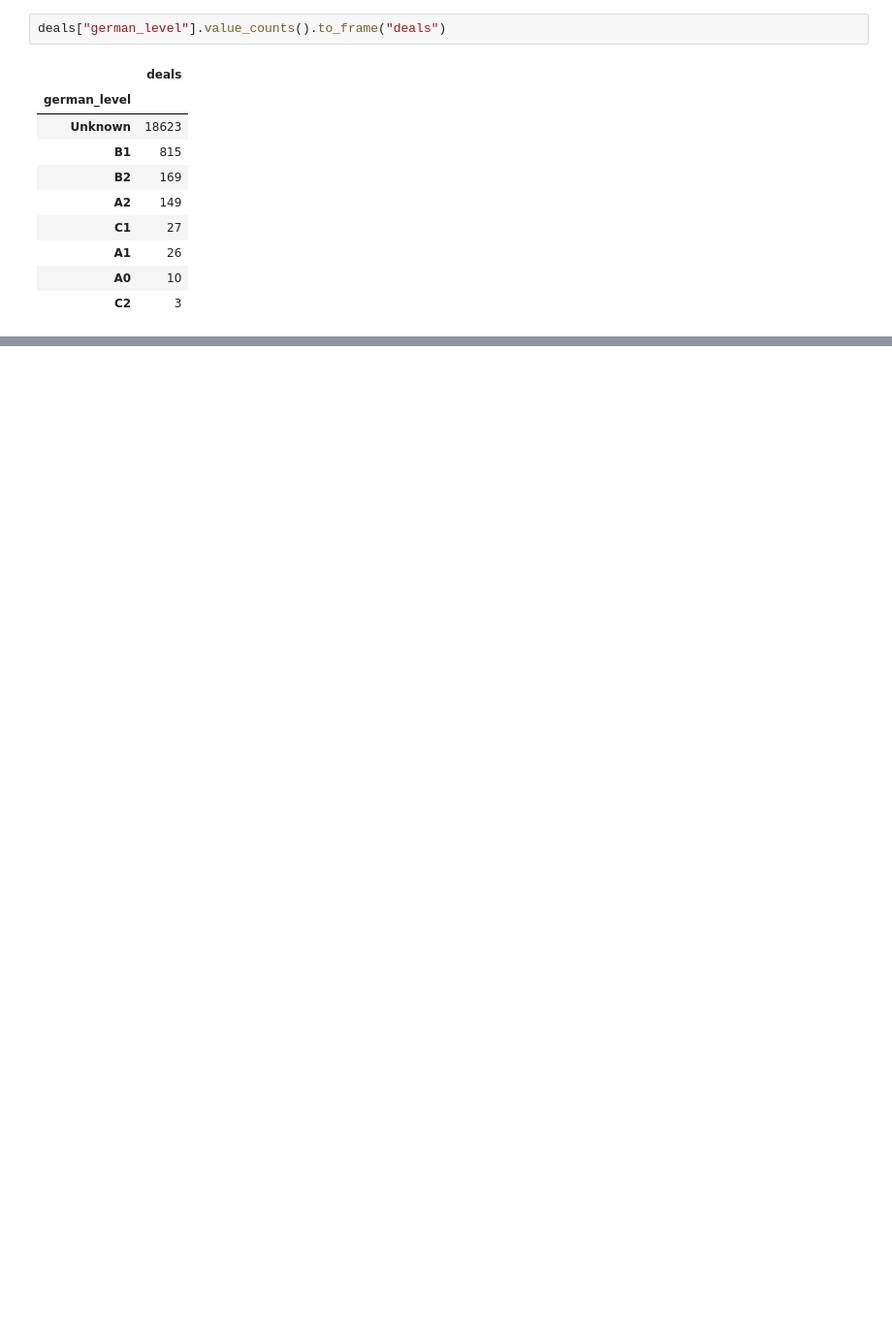
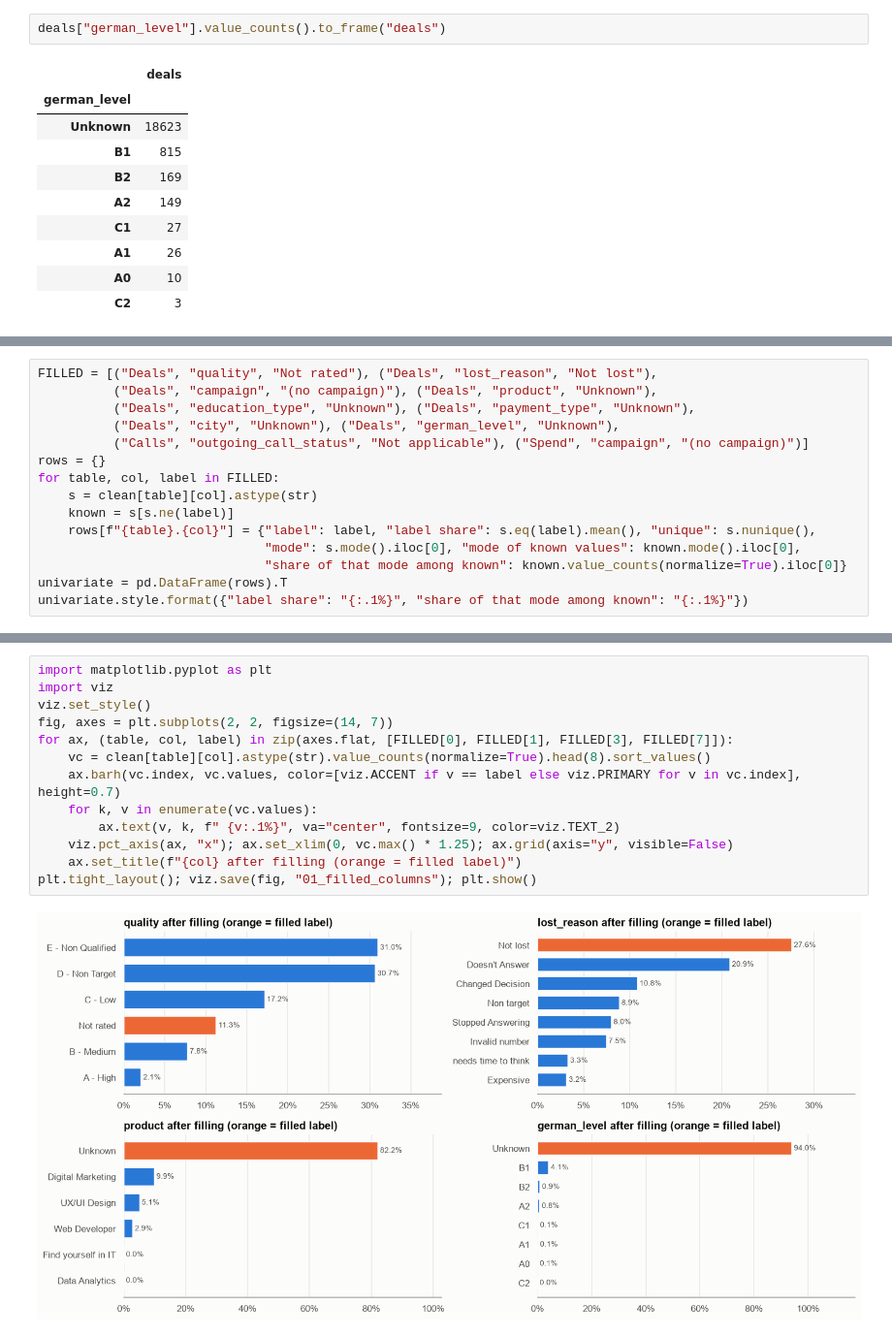
Before and after one commit to yerkovskayuliia-pixel/data-analytics-portfolio, a Jupyter notebook: python-crm-analysis/notebooks/01_data_cleaning.ipynb, the cells around one changed output, grey strips where cells are left out. Shown at 97% size. Drawn from its saved outputs; the diff is of its cells as text; blank space fills up the shorter version.

```diff
--- a/python-crm-analysis/notebooks/01_data_cleaning.ipynb
+++ b/python-crm-analysis/notebooks/01_data_cleaning.ipynb
@@ -217,0 +232,15 @@ deals["german_level"].value_counts().to_frame("deals")
+# %%
+FILLED = [("Deals", "quality", "Not rated"), ("Deals", "lost_reason", "Not lost"),
+          ("Deals", "campaign", "(no campaign)"), ("Deals", "product", "Unknown"),
+          ("Deals", "education_type", "Unknown"), ("Deals", "payment_type", "Unknown"),
+          ("Deals", "city", "Unknown"), ("Deals", "german_level", "Unknown"),
+          ("Calls", "outgoing_call_status", "Not applicable"), ("Spend", "campaign", "(no campaign)")]
+rows = {}
+for table, col, label in FILLED:
+    s = clean[table][col].astype(str)
+    known = s[s.ne(label)]
+    rows[f"{table}.{col}"] = {"label": label, "label share": s.eq(label).mean(), "unique": s.nunique(),
+                              "mode": s.mode().iloc[0], "mode of known values": known.mode().iloc[0],
+                              "share of that mode among known": known.value_counts(normalize=True).iloc[0]}
+univariate = pd.DataFrame(rows).T
+univariate.style.format({"label share": "{:.1%}", "share of that mode among known": "{:.1%}"})
@@ -217,0 +259,15 @@ deals["german_level"].value_counts().to_frame("deals")
+# %%
+import matplotlib.pyplot as plt
+import viz
+viz.set_style()
+fig, axes = plt.subplots(2, 2, figsize=(14, 7))
+for ax, (table, col, label) in zip(axes.flat, [FILLED[0], FILLED[1], FILLED[3], FILLED[7]]):
+    vc = clean[table][col].astype(str).value_counts(normalize=True).head(8).sort_values()
+    ax.barh(vc.index, vc.values, color=[viz.ACCENT if v == label else viz.PRIMARY for v in vc.index], height=0.7)
+    for k, v in enumerate(vc.values):
+        ax.text(v, k, f" {v:.1%}", va="center", fontsize=9, color=viz.TEXT_2)
+    viz.pct_axis(ax, "x"); ax.set_xlim(0, vc.max() * 1.25); ax.grid(axis="y", visible=False)
+    ax.set_title(f"{col} after filling (orange = filled label)")
+plt.tight_layout(); viz.save(fig, "01_filled_columns"); plt.show()
+# %% [output]
+[figure, added]
```
Also changed, not shown: parts of 6 cells of this notebook, 41 other files.
